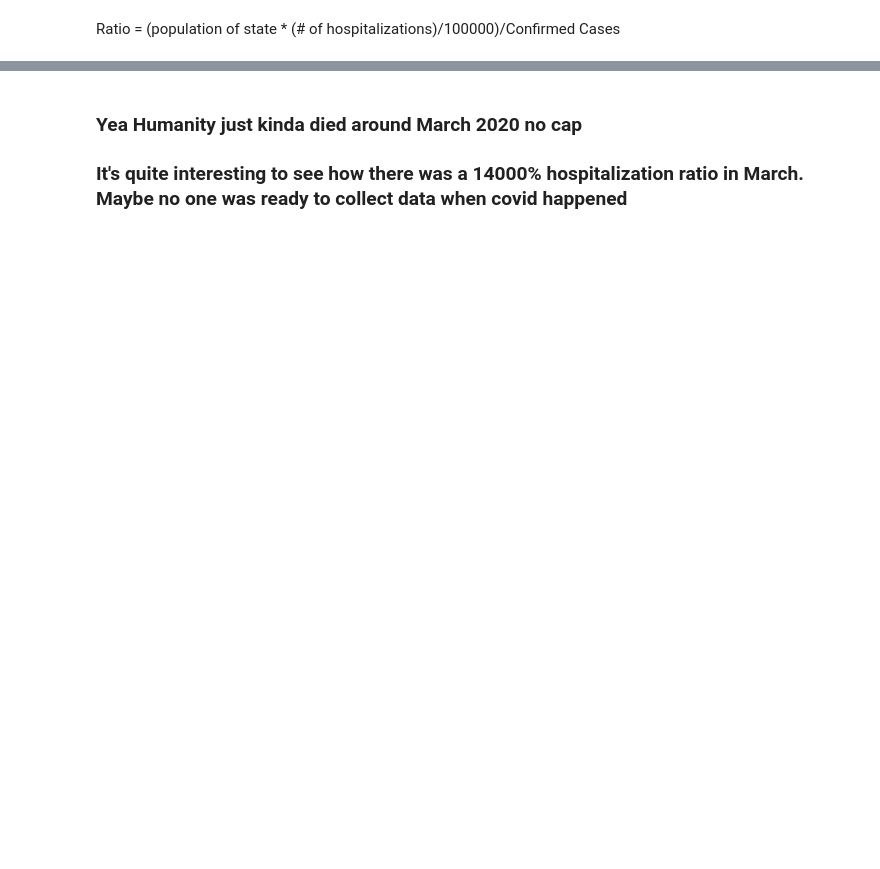
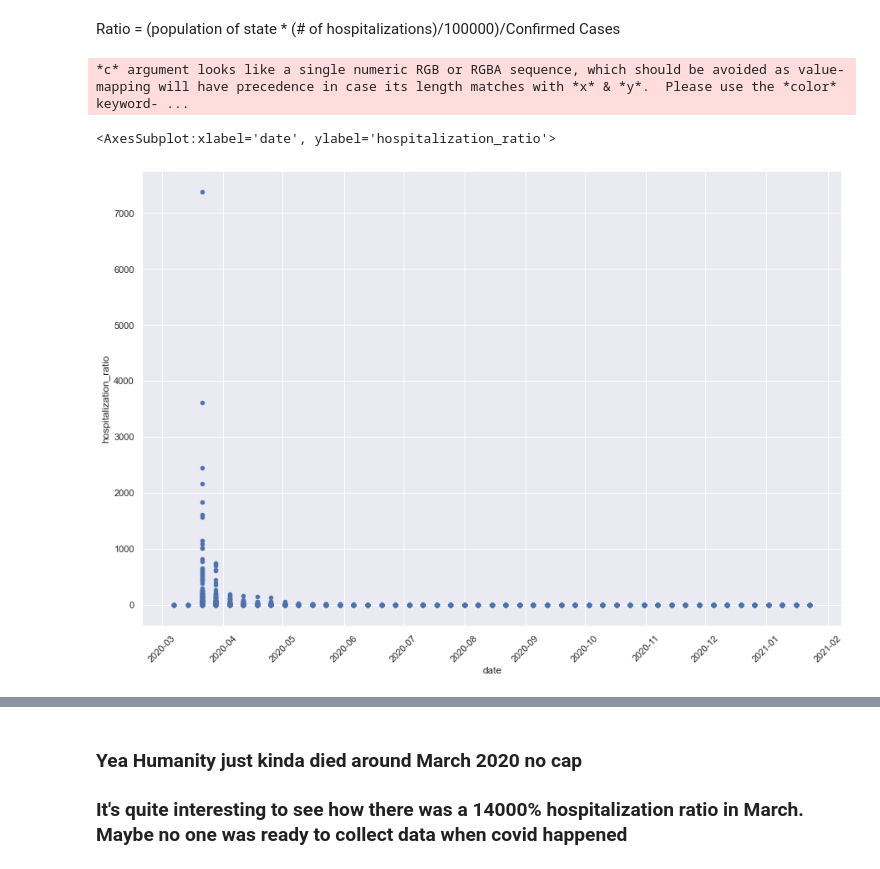
Before and after one commit to yixin0829/covid-data-gig, a Jupyter notebook: hams_2nd_round_of_data_cleaning.ipynb, the cells around one changed output, grey strips where cells are left out. Saved outputs shown, nothing was run; the diff lists cells and outputs as text; code cells hidden in the pictures; blank space fills up the shorter version.

```diff
--- a/hams_2nd_round_of_data_cleaning.ipynb
+++ b/hams_2nd_round_of_data_cleaning.ipynb
@@ -308,8 +318,7 @@ merged_overall = merge_one.merge(dfWeekly, on=["catchment", "date"]) ##
 # %%
 ## After we update weekly rates for overall values, we w
 df_hospitalizations.update(merge_one) ## update overall sums
-merged_overall = df_hospitalizations.merge(dfWeekly, on=["catchment", "date"]) ##  add in confirmed/recovered data
+merged_overall = df_hospitalizations.merge(dfWeekly, on=["catchment", "date"], how='left') ##  add in confirmed/recovered data
 combined = merged_overall
-combined
 # %%
 combined.shape
@@ -319,6 +344,8 @@ combined[combined["catchment"] == "California"]
 Ratio = (population of state * (# of hospitalizations)/100000)/Confirmed Cases
 # %%
 def calculate_hospitalization_ratio(row):
+    row["weekly_hospitalization_count"] = (df_census[row["catchment"]] * row["weekly_rate"]/100000)
+    row["cumulative_hospitalization_count"] = (df_census[row["catchment"]] * row["cumulative_rate"]/100000)
     if not np.isnan(row["Confirmed"]):
         row["hospitalization_ratio"] = (df_census[row["catchment"]] * row["weekly_rate"]/100000)/row["Confirmed"] * 100
     if not np.isnan(row["Recovered"]):
@@ -330,9 +357,12 @@ columns = combined.columns
 finalCombined = combined.apply(calculate_hospitalization_ratio, axis=1)
 # %%
 columns = list(combined.columns)
-columns.extend(["hospitalization_ratio", "recovery_per_confirmed"])
+columns.extend(["hospitalization_ratio", "weekly_hospitalization_count", "cumulative_hospitalization_count", "recovery_per_confirmed"])
 finalCombined = finalCombined[columns].sort_values("hospitalization_ratio", ascending=False)
-
 finalCombined.plot.scatter(x="date", y="hospitalization_ratio", rot=45)
+# %% [output]
+*c* argument looks like a single numeric RGB or RGBA sequence, which should be avoided as value-mapping will have precedence in case its length matches with *x* & *y*.  Please use the *color* keyword- ...
+<AxesSubplot:xlabel='date', ylabel='hospitalization_ratio'>
+[figure, added]
 # %%
 finalCombined[finalCombined["date"] > "04/09/2020"].plot.scatter(x="date", y="hospitalization_ratio", rot=45)
```
Also changed, not shown: parts of 14 cells of this notebook, 1 other file.
